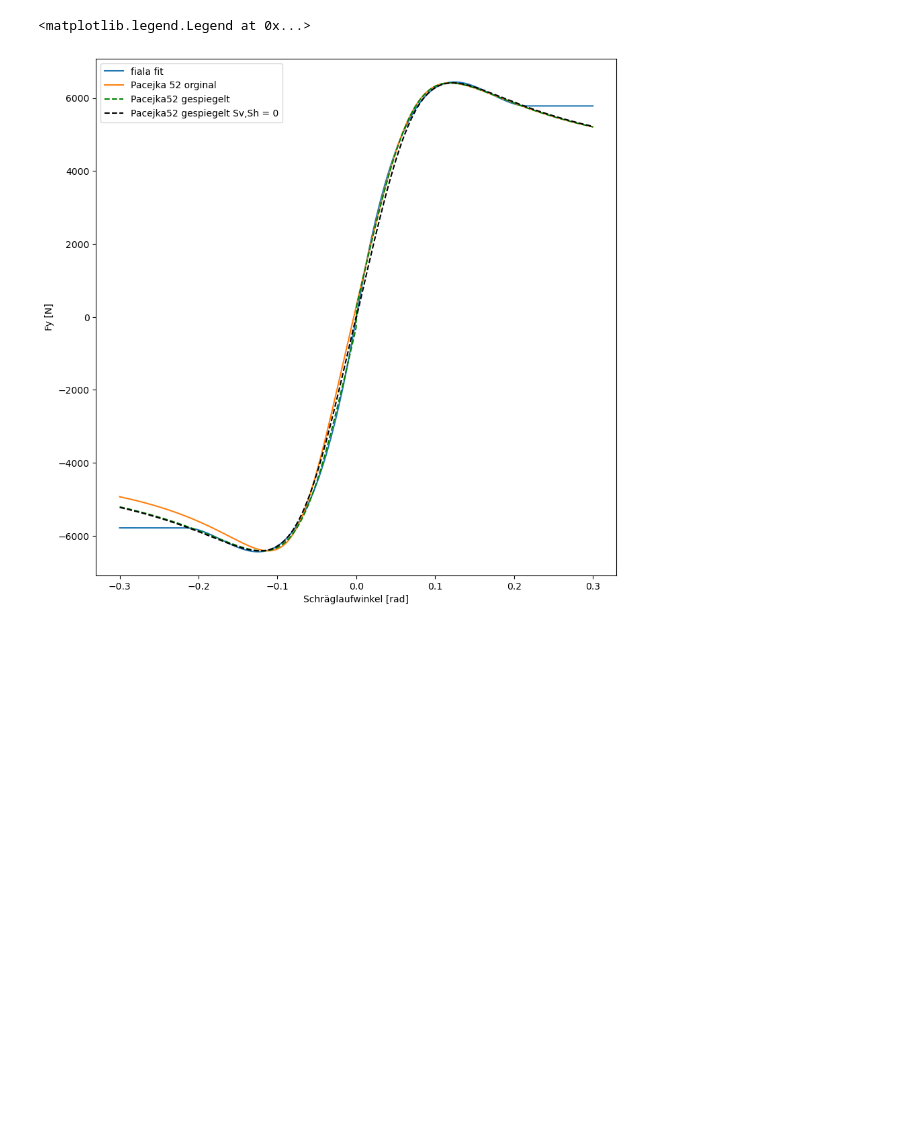
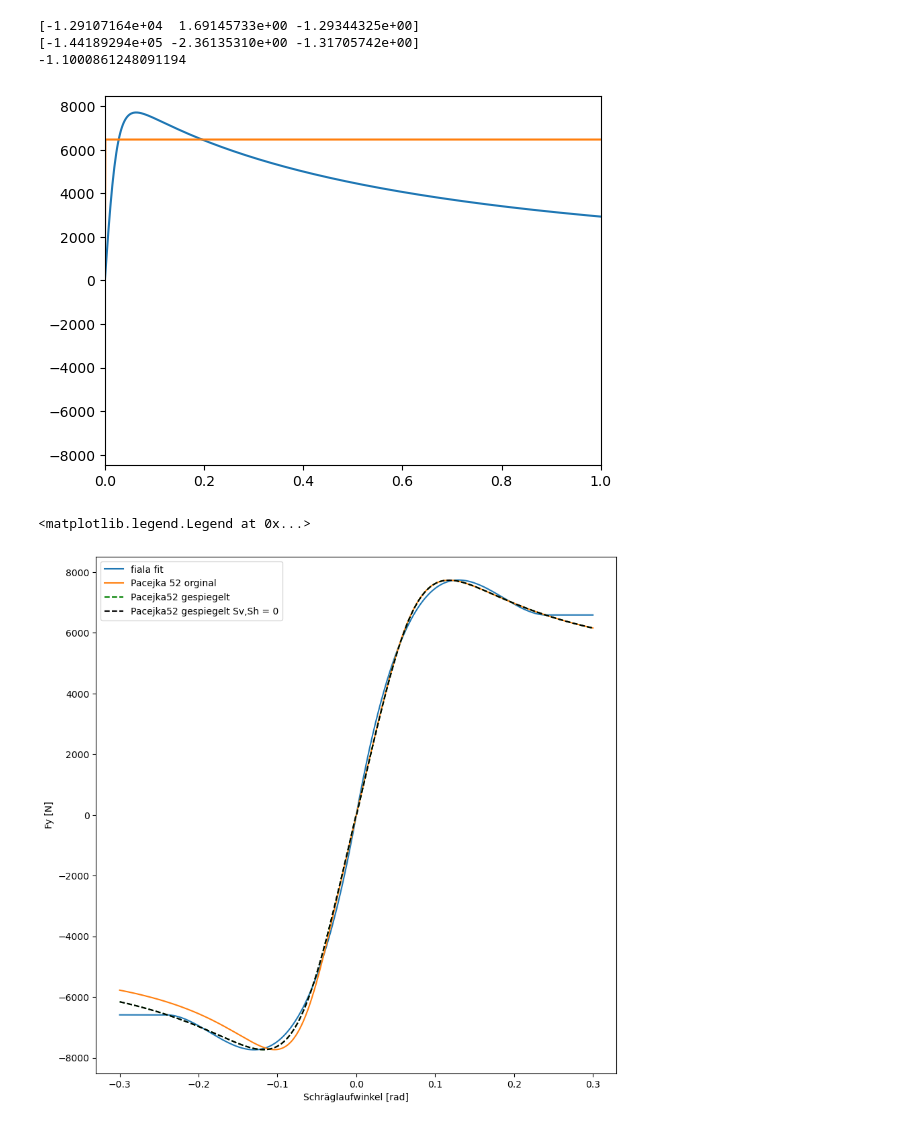
Before and after one commit to BenediktRuhland/SA-Tire-model, a Jupyter notebook: model/fiala_fit.ipynb, the cells around one changed output. Cells and saved outputs as stored; diff of their text form; code cells hidden in the pictures; blank space fills up the shorter version.

```diff
--- a/model/fiala_fit.ipynb
+++ b/model/fiala_fit.ipynb
@@ -75,7 +76,27 @@ plt.plot(Sy,Fy_pa)
+# %%
+Sxx = np.linspace(-1,1,1000)
+Fy = f.fiala_long(Sxx,Fz,*Fx_fi_params)[0]
+Fy1 = f.fiala_long(Sxx,Fz,-2.85955155e+05 ,-2.03241791 ,-1.60096551 )[0]
+
+
+Fy_pa = pa52_0.Pacejka52_long(Fz,Sxx,IA,Fz0)[0]
+plt.plot(Sxx,Fy_pa)
+plt.plot(Sxx,Fy)
+#plt.plot(Sxx,Fy1)
+plt.xlim(0,1)
+
+print(Fx_fi_params)
+print(Fy_fi_params)
+print(f.fiala_long(Sxx,Fz,*Fx_fi_params)[1])
+# %% [output]
+[-1.29107164e+04  1.69145733e+00 -1.29344325e+00]
+[-1.44189294e+05 -2.36135310e+00 -1.31705742e+00]
+-1.1000861248091194
+[figure, added]
 # %%
 Syy = np.linspace(-0.3,0.3,1000)
 Fy = Fy_fi_func(Syy,Fy_fi_params[0],Fy_fi_params[1], Fy_fi_params[2])
-Fy_pa = pa52.Pacejka52_lat(Fz,Syy,IA,Fz0)[0]
+Fy_pa = pa52_0.Pacejka52_lat(Fz,Syy,IA,Fz0)[0]
 
 Sy_pos = np.linspace(0,0.3,500)
 Fy_pos = Fy_fi_func(Sy_pos,Fy_fi_params[0],Fy_fi_params[1], Fy_fi_params[2])
@@ -90,7 +111,7 @@ Fy_new = np.concatenate((Fy_left, Fy_pos))
 
 #Pacejka gespiegelt
 
-Fy_pa_pos = pa52.Pacejka52_lat(Fz,Sy_pos,IA,Fz0)[0]
+Fy_pa_pos = pa52_0.Pacejka52_lat(Fz,Sy_pos,IA,Fz0)[0]
 Fy_pa_neg = Fy_pa_pos * (-1)
 
 Fy_pa_left = np.zeros(len(Sy_pos))
@@ -132,7 +153,7 @@ plt.ylabel("Fy [N]")
 plt.legend()
 # %% [output]
 <matplotlib.legend.Legend at 0x...>
-[figure, old version]
+[figure, new version]
 # %%
 print(Fy_fi_params)
 # %% [output]
```
Also changed, not shown: parts of 3 cells of this notebook, 2 other files.
